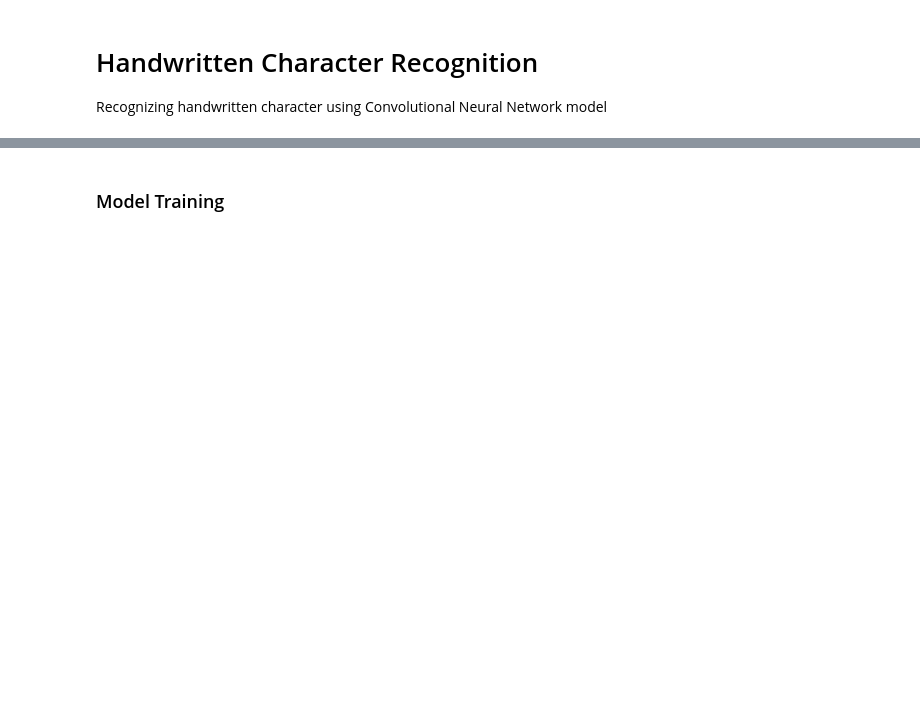
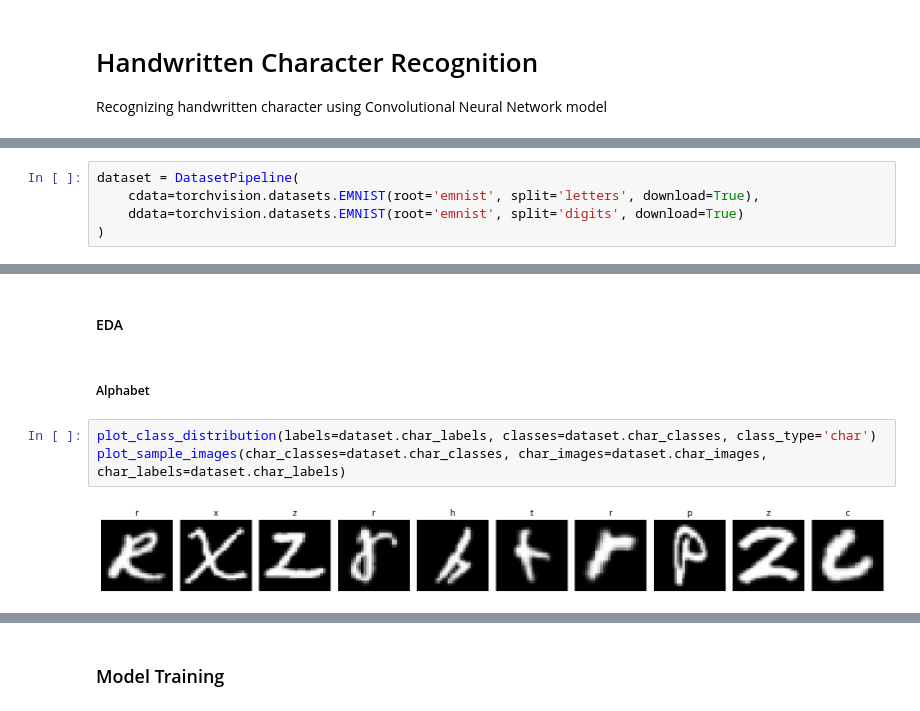
Before and after one commit to johndeweyzxc/Handwritten-Character-Recognition, a Jupyter notebook: main.ipynb, the cells around one changed output, grey strips where cells are left out. Saved outputs shown, nothing was run; the diff lists cells and outputs as text; blank space fills up the shorter version.

Commit message:
Improved data preparation pipeline

```diff
--- a/main.ipynb
+++ b/main.ipynb
@@ -518,0 +607,5 @@ def undersample_test_data(test_loader):
+# %%
+dataset = DatasetPipeline(
+    cdata=torchvision.datasets.EMNIST(root='emnist', split='letters', download=True),
+    ddata=torchvision.datasets.EMNIST(root='emnist', split='digits', download=True)
+)
@@ -518,0 +632,9 @@ def undersample_test_data(test_loader):
+# %% [markdown]
+#### EDA
+# %% [markdown]
+##### Alphabet
+# %%
+plot_class_distribution(labels=dataset.char_labels, classes=dataset.char_classes, class_type='char')
+plot_sample_images(char_classes=dataset.char_classes, char_images=dataset.char_images, char_labels=dataset.char_labels)
+# %% [output]
+[figure, added]
```
Also changed, not shown: parts of 94 cells of this notebook, 6 other files.
